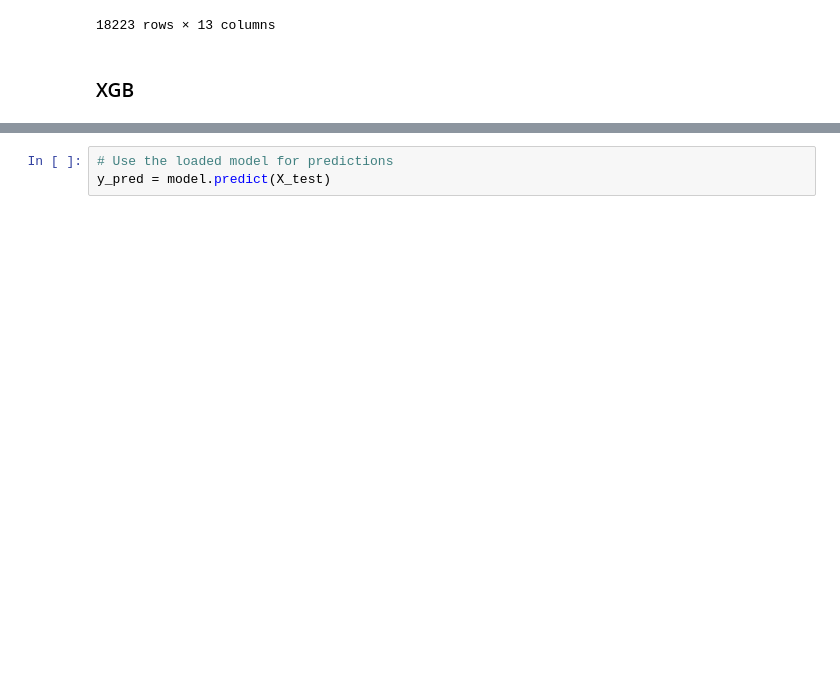
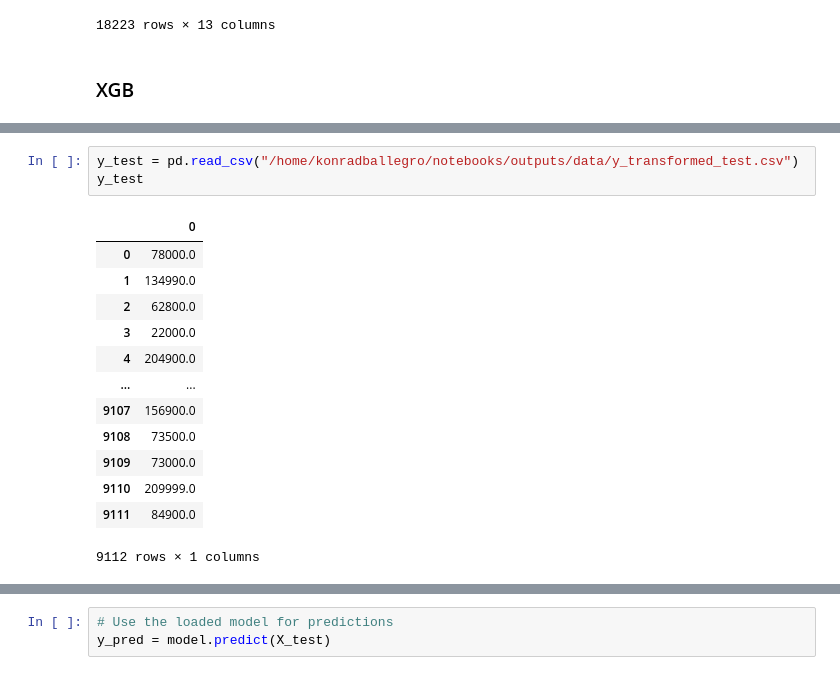
Before and after one commit to KonuTech/mlops-zoomcamp-project, a Jupyter notebook: notebooks/explainer_xgb.ipynb, the cells around one changed output, grey strips where cells are left out. Cells and saved outputs as stored; diff of their text form; blank space fills up the shorter version.

```diff
--- a/notebooks/explainer_xgb.ipynb
+++ b/notebooks/explainer_xgb.ipynb
@@ -587,0 +651,17 @@ X_train
+# %%
+y_test = pd.read_csv("/home/konradballegro/notebooks/outputs/data/y_transformed_test.csv")
+y_test
+# %% [output]
+|  | 0 |
+| 0 | 78000.0 |
+| 1 | 134990.0 |
+| 2 | 62800.0 |
+| 3 | 22000.0 |
+| 4 | 204900.0 |
+| ... | ... |
+| 9107 | 156900.0 |
+| 9108 | 73500.0 |
+| 9109 | 73000.0 |
+| 9110 | 209999.0 |
+| 9111 | 84900.0 |
+9112 rows × 1 columns
```
Also changed, not shown: parts of 12 cells of this notebook, 2 other files.
